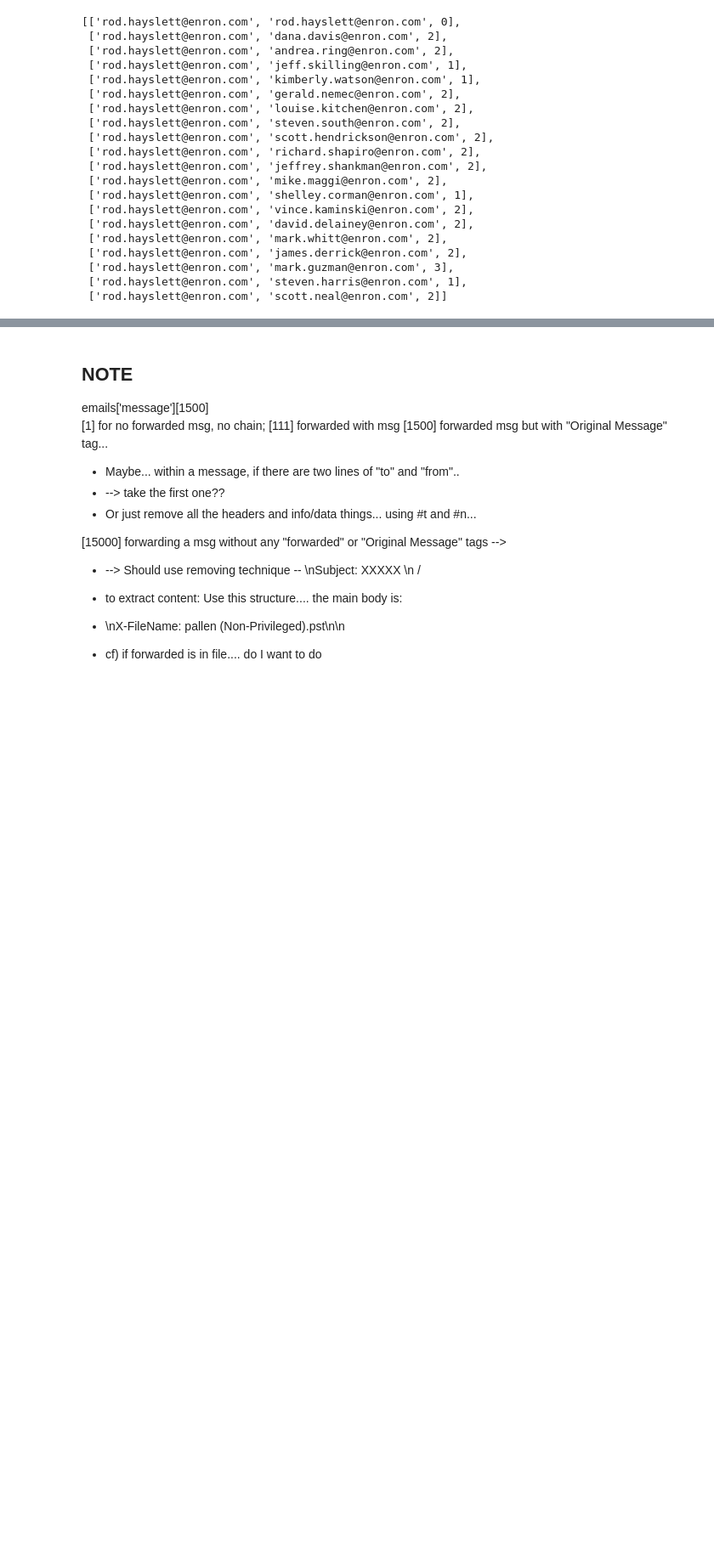
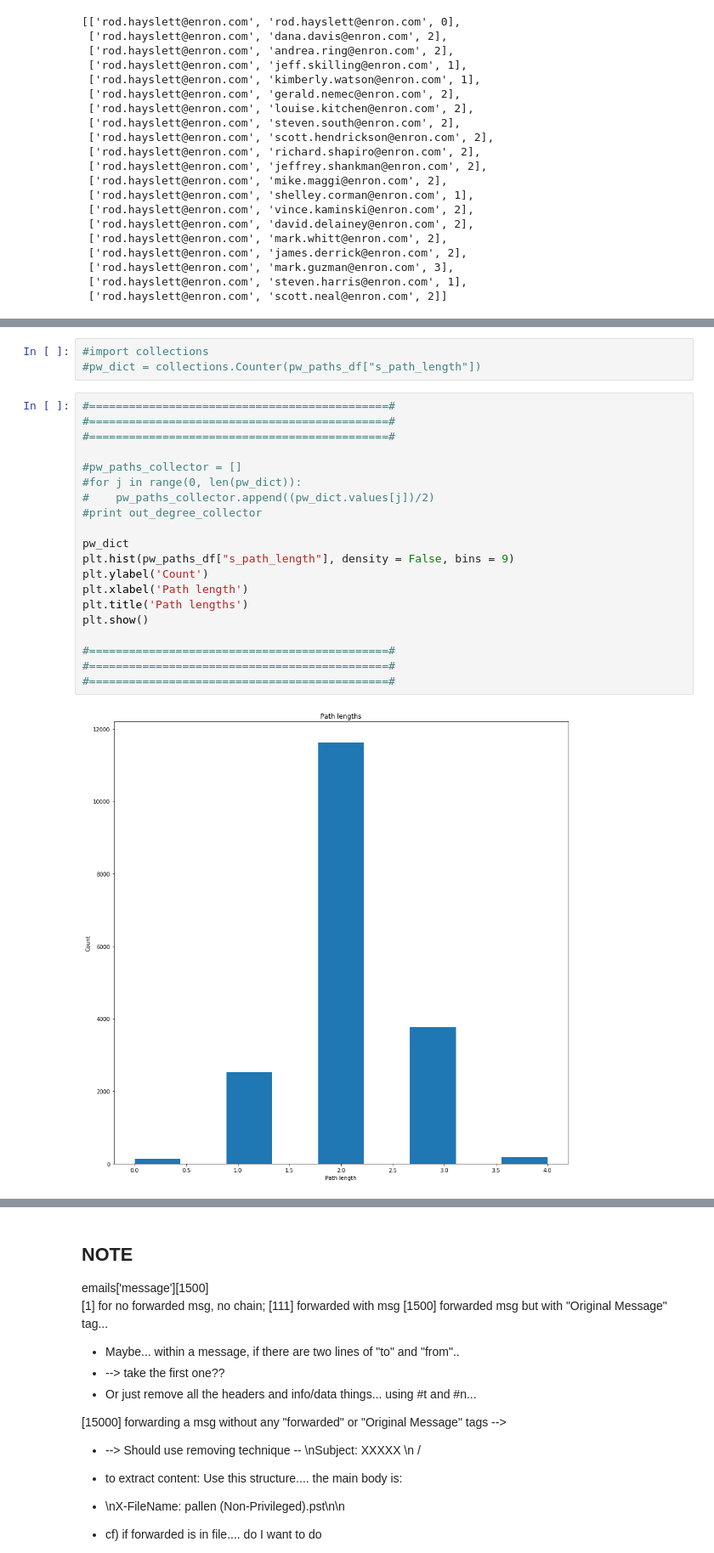
Before and after one commit to margeumkim/BRIDGEMAIL, a Jupyter notebook: email_test-Copy1-checkpoint.ipynb, the cells around one changed output, grey strips where cells are left out. Shown at 85% size. Drawn from its saved outputs; the diff is of its cells as text; blank space fills up the shorter version.

```diff
--- a/email_test-Copy1-checkpoint.ipynb
+++ b/email_test-Copy1-checkpoint.ipynb
@@ -851,0 +890,25 @@ my_sample_edges = path4
+# %%
+#import collections
+#pw_dict = collections.Counter(pw_paths_df["s_path_length"])
+# %%
+#=============================================#
+#=============================================#
+#=============================================#
+
+#pw_paths_collector = []
+#for j in range(0, len(pw_dict)):
+#    pw_paths_collector.append((pw_dict.values[j])/2)
+#print out_degree_collector
+
+pw_dict
+plt.hist(pw_paths_df["s_path_length"], density = False, bins = 9)
+plt.ylabel('Count')
+plt.xlabel('Path length')
+plt.title('Path lengths')
+plt.show()
+
+#=============================================#
+#=============================================#
+#=============================================#
+# %% [output]
+[figure, added]
```
Also changed, not shown: parts of 64 cells of this notebook.
